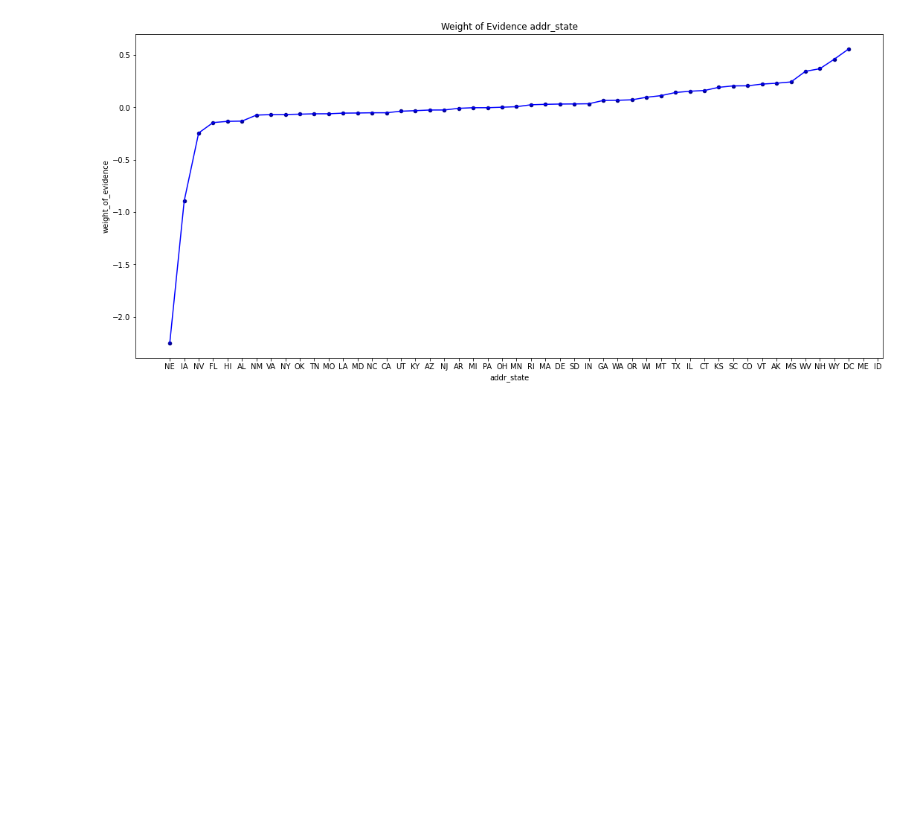
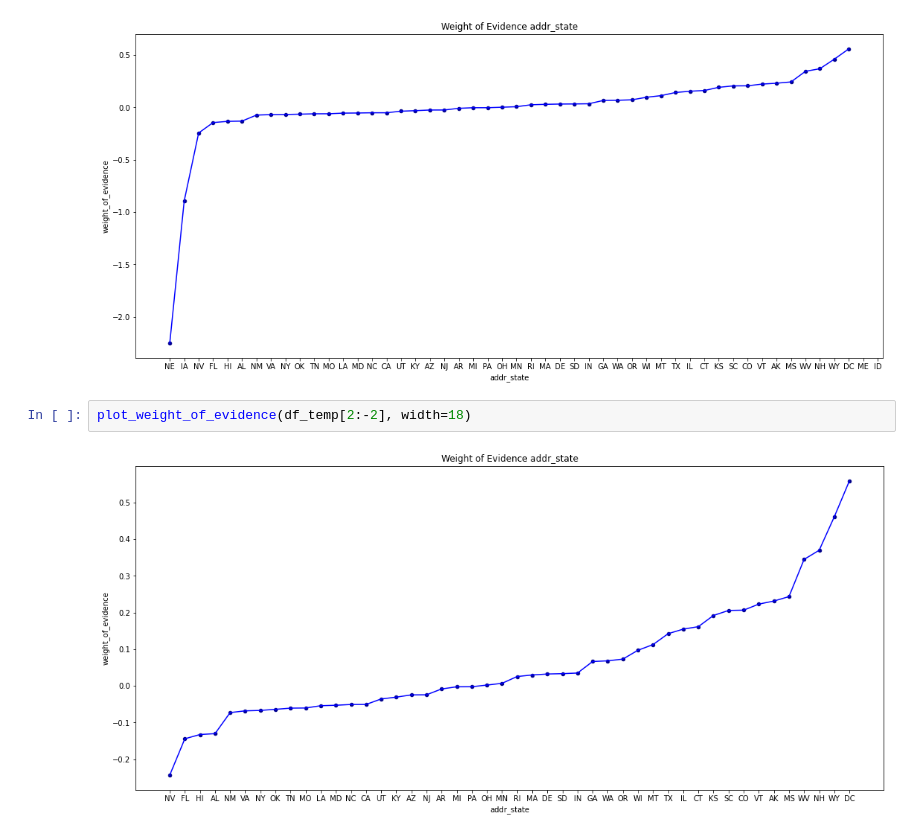
Before and after one commit to kevinmiguel97/Lending-Club-Credit-RIsk-Model, a Jupyter notebook: Lending Club Risk Model.ipynb, the cells around one changed output. Saved outputs shown, nothing was run; the diff lists cells and outputs as text; blank space fills up the shorter version.

```diff
--- a/Lending Club Risk Model.ipynb
+++ b/Lending Club Risk Model.ipynb
@@ -401,3 +436,7 @@ df_temp.sort_values(by='pct_total', ascending=False)
 plot_weight_of_evidence(df_temp, width=18)
 # %% [output]
 [figure]
+# %%
+plot_weight_of_evidence(df_temp[2:-2], width=18)
+# %% [output]
+[figure, added]
```
Also changed, not shown: parts of 7 cells of this notebook, 1 other file.
